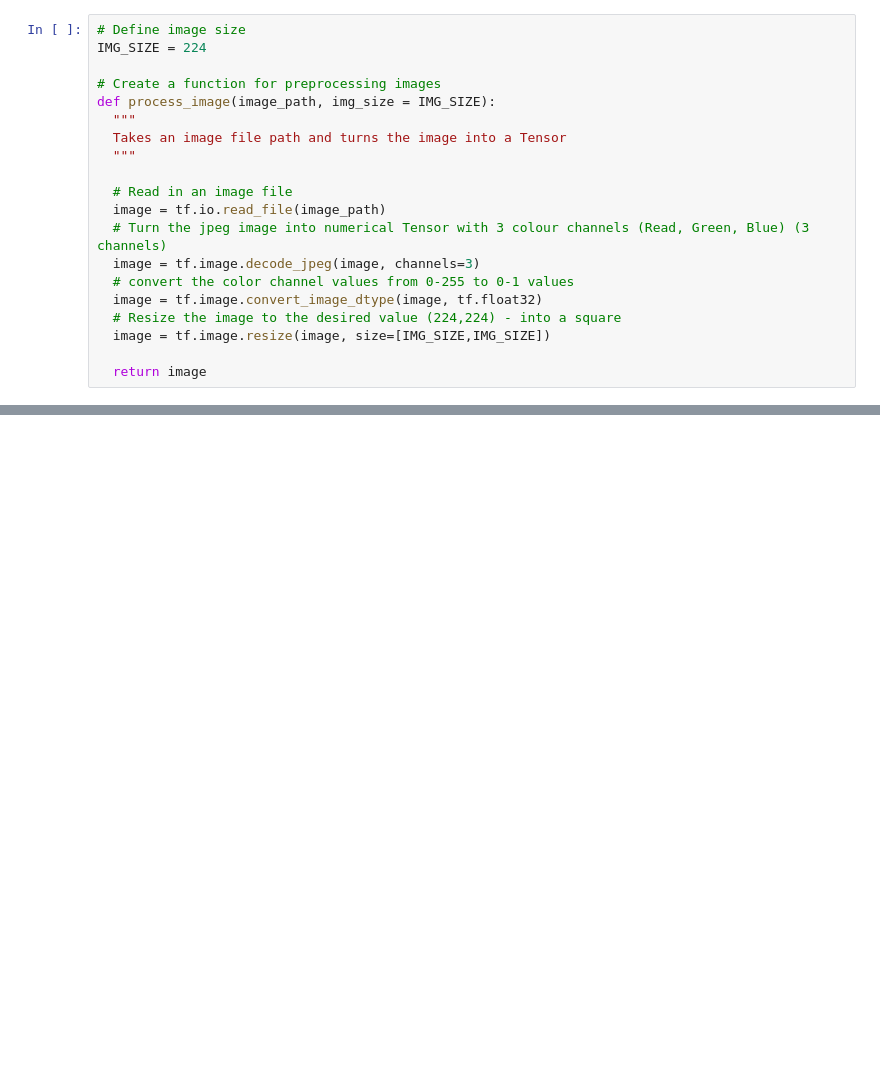
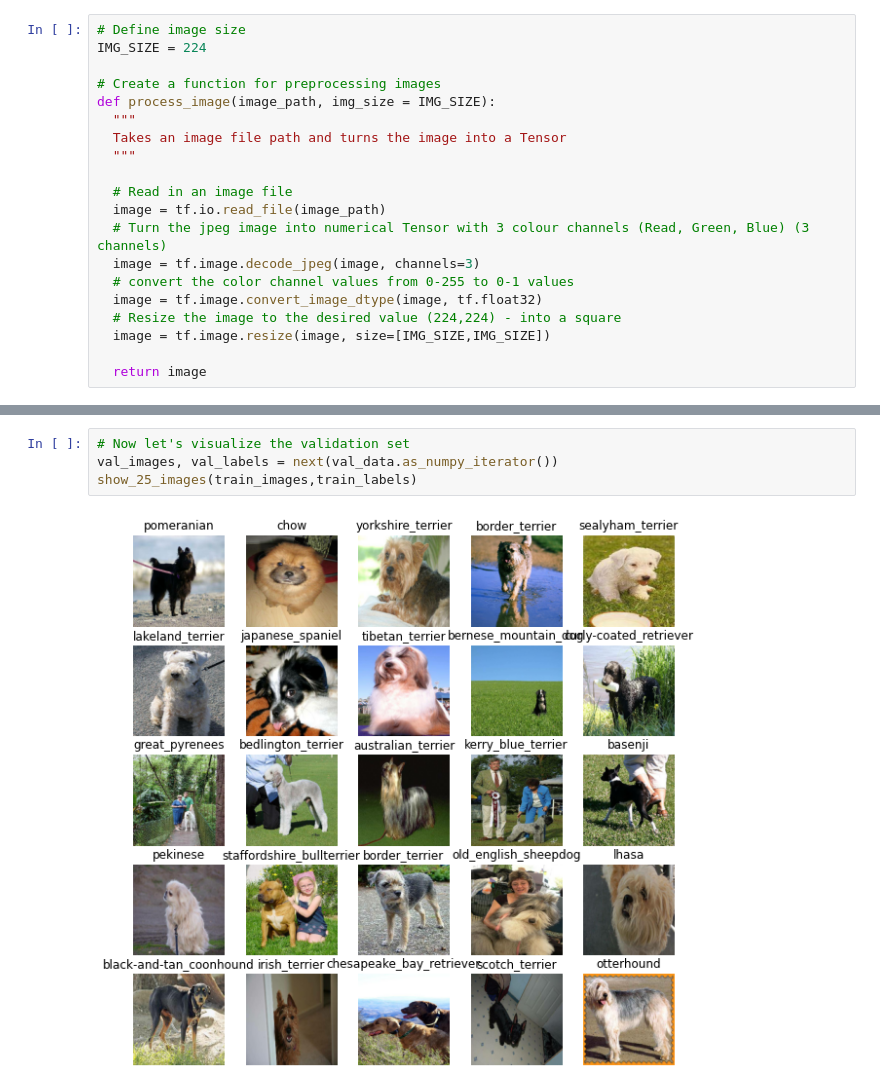
Before and after one commit to daniel8691/Image_Rec_Tensorflow, a Jupyter notebook: dog_vision.ipynb, the cells around one changed output, grey strips where cells are left out. Drawn from its saved outputs; the diff is of its cells as text; blank space fills up the shorter version.

```diff
--- a/dog_vision.ipynb
+++ b/dog_vision.ipynb
@@ -533,0 +727,6 @@ def process_image(image_path, img_size = IMG_SIZE):
+# %%
+# Now let's visualize the validation set
+val_images, val_labels = next(val_data.as_numpy_iterator())
+show_25_images(train_images,train_labels)
+# %% [output]
+[figure, added]
```
Also changed, not shown: parts of 19 cells of this notebook.
